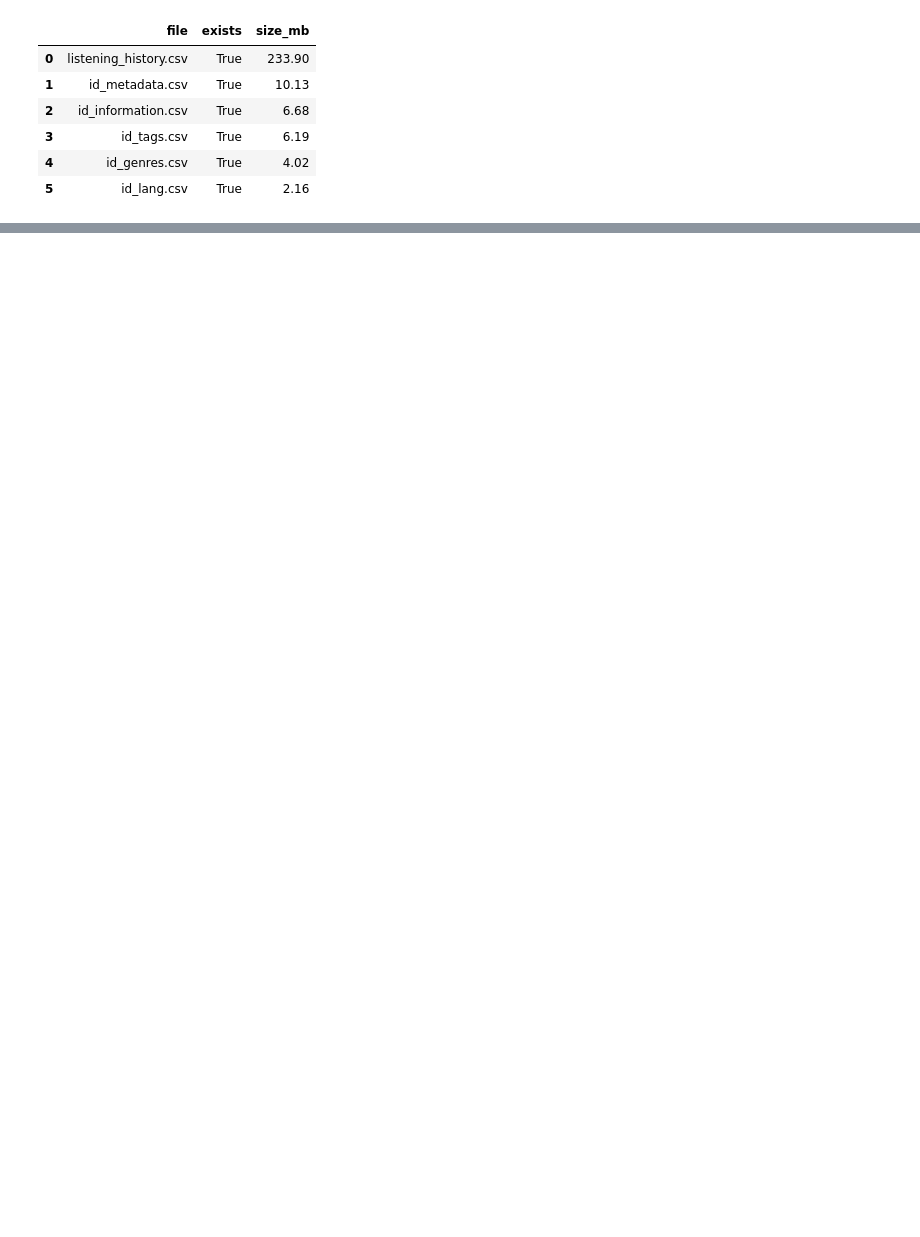
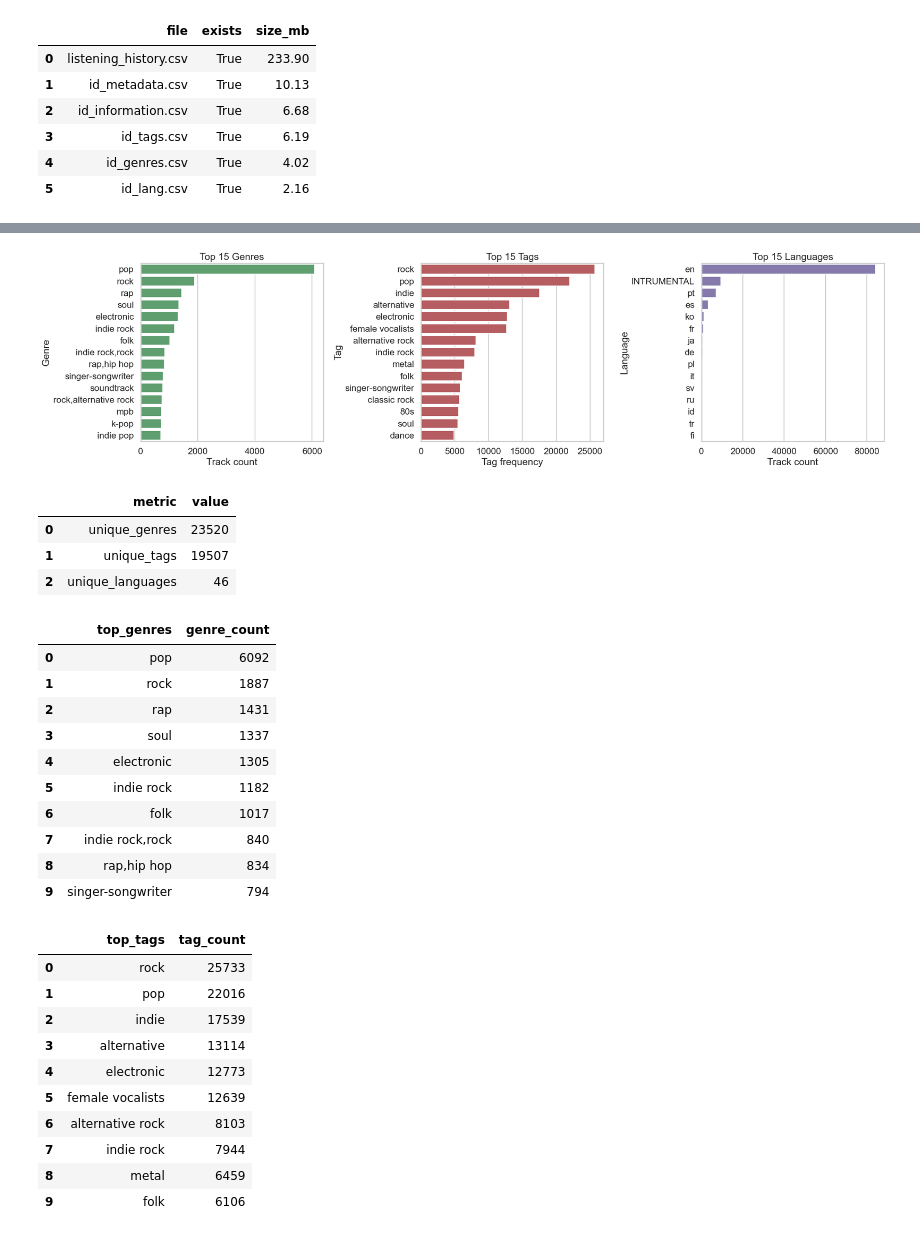
Before and after one commit to J-hjr/Gen4Rec, a Jupyter notebook: notebooks/music4all_data_check.ipynb, the cells around one changed output, grey strips where cells are left out. Cells and saved outputs as stored; diff of their text form; code cells hidden in the pictures; blank space fills up the shorter version.

Commit message:
update data EDA

```diff
--- a/notebooks/music4all_data_check.ipynb
+++ b/notebooks/music4all_data_check.ipynb
@@ -472,0 +433,80 @@ These properties justify using this dataset for collaborative, content-based, an
+# %%
+# 3.2 Genre / Tags / Language distribution
+
+genre_counts = id_genres['genres'].fillna('unknown').astype(str).str.strip().replace('', 'unknown').value_counts()
+lang_counts = id_lang['lang'].fillna('unknown').astype(str).str.strip().replace('', 'unknown').value_counts()
+
+# tags are multi-label, split by comma
+raw_tags = id_tags['tags'].fillna('').astype(str)
+tag_series = raw_tags.str.split(',').explode().astype(str).str.strip().str.lower()
+tag_series = tag_series[tag_series.ne('')]
+tag_counts = tag_series.value_counts()
+
+fig, axes = plt.subplots(1, 3, figsize=(22, 6))
+
+sns.barplot(x=genre_counts.head(15).values, y=genre_counts.head(15).index, ax=axes[0], color='#55A868')
+axes[0].set_title('Top 15 Genres')
+axes[0].set_xlabel('Track count')
+axes[0].set_ylabel('Genre')
+
+sns.barplot(x=tag_counts.head(15).values, y=tag_counts.head(15).index, ax=axes[1], color='#C44E52')
+axes[1].set_title('Top 15 Tags')
+axes[1].set_xlabel('Tag frequency')
+axes[1].set_ylabel('Tag')
+
+sns.barplot(x=lang_counts.head(15).values, y=lang_counts.head(15).index, ax=axes[2], color='#8172B3')
+axes[2].set_title('Top 15 Languages')
+axes[2].set_xlabel('Track count')
+axes[2].set_ylabel('Language')
+
+plt.tight_layout()
+plt.show()
+
+metadata_summary = pd.DataFrame([
+    {'metric': 'unique_genres', 'value': int(genre_counts.shape[0])},
+    {'metric': 'unique_tags', 'value': int(tag_counts.shape[0])},
+    {'metric': 'unique_languages', 'value': int(lang_counts.shape[0])},
+])
+
+display(metadata_summary)
+
+display(pd.DataFrame({
+    'top_genres': genre_counts.head(10).index,
+    'genre_count': genre_counts.head(10).values
+}))
+display(pd.DataFrame({
+    'top_tags': tag_counts.head(10).index,
+    'tag_count': tag_counts.head(10).values
+}))
+display(pd.DataFrame({
+    'top_lang': lang_counts.head(10).index,
+    'lang_count': lang_counts.head(10).values
+}))
+# %% [output]
+[figure, added]
+|  | metric | value |
+| 0 | unique_genres | 23520 |
+| 1 | unique_tags | 19507 |
+| 2 | unique_languages | 46 |
+|  | top_genres | genre_count |
+| 0 | pop | 6092 |
+| 1 | rock | 1887 |
+| 2 | rap | 1431 |
+| 3 | soul | 1337 |
+| 4 | electronic | 1305 |
+| 5 | indie rock | 1182 |
+| 6 | folk | 1017 |
+| 7 | indie rock,rock | 840 |
+| 8 | rap,hip hop | 834 |
+| 9 | singer-songwriter | 794 |
+|  | top_tags | tag_count |
+| 0 | rock | 25733 |
+| 1 | pop | 22016 |
+| 2 | indie | 17539 |
+| 3 | alternative | 13114 |
+| 4 | electronic | 12773 |
+| 5 | female vocalists | 12639 |
+| 6 | alternative rock | 8103 |
+| 7 | indie rock | 7944 |
+| 8 | metal | 6459 |
+| 9 | folk | 6106 |
```
Also changed, not shown: parts of 32 cells of this notebook.
